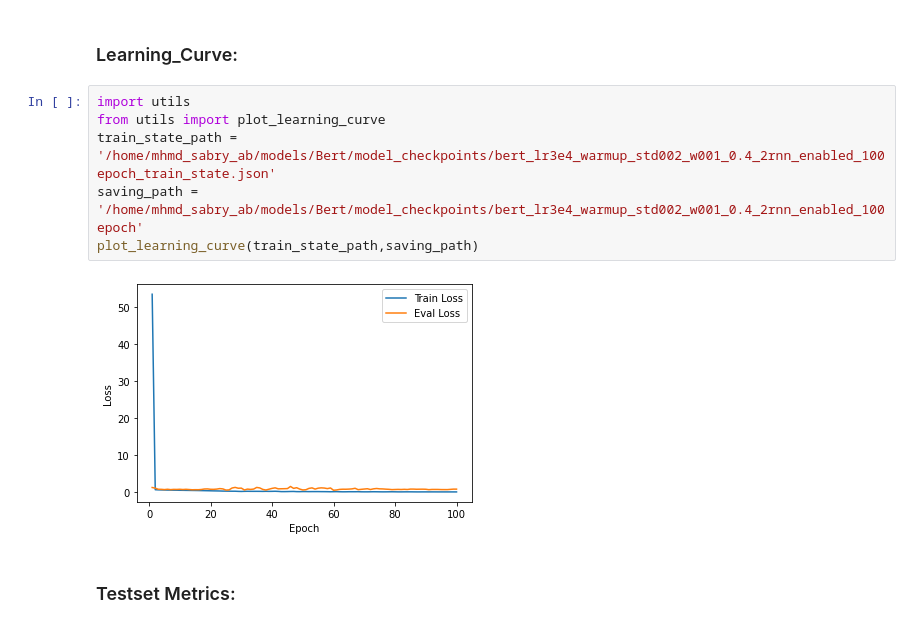
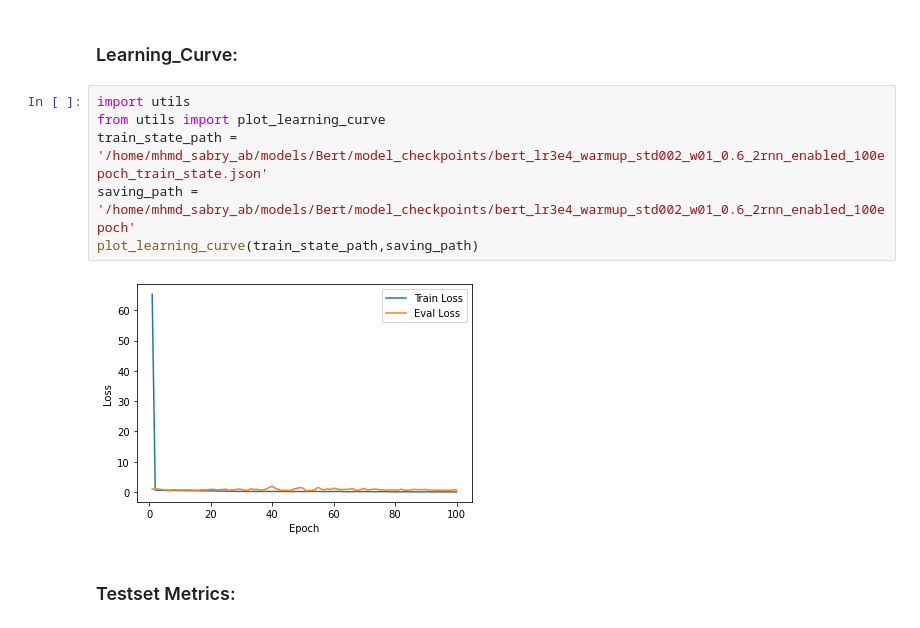
Before and after one commit to mhmdsabry/ResLM, a Jupyter notebook: scripts/main.ipynb, the cells around one changed output. Drawn from its saved outputs; the diff is of its cells as text.

```diff
--- a/scripts/main.ipynb
+++ b/scripts/main.ipynb
@@ -41,11 +41,11 @@ Itr=150, loss=49.09681701660156
 # %%
 import utils
 from utils import plot_learning_curve
-train_state_path = '/home/mhmd_sabry_ab/models/Bert/model_checkpoints/bert_lr3e4_warmup_std002_w001_0.4_2rnn_enabled_100epoch_train_state.json'
-saving_path = '/home/mhmd_sabry_ab/models/Bert/model_checkpoints/bert_lr3e4_warmup_std002_w001_0.4_2rnn_enabled_100epoch'
+train_state_path = '/home/mhmd_sabry_ab/models/Bert/model_checkpoints/bert_lr3e4_warmup_std002_w01_0.6_2rnn_enabled_100epoch_train_state.json'
+saving_path = '/home/mhmd_sabry_ab/models/Bert/model_checkpoints/bert_lr3e4_warmup_std002_w01_0.6_2rnn_enabled_100epoch'
 plot_learning_curve(train_state_path,saving_path)
 # %% [output]
-[figure, old version]
+[figure, new version]
 # %% [markdown]
 ### Testset Metrics:
 # %%
```
Also changed, not shown: parts of 4 cells of this notebook, 20 other files.
